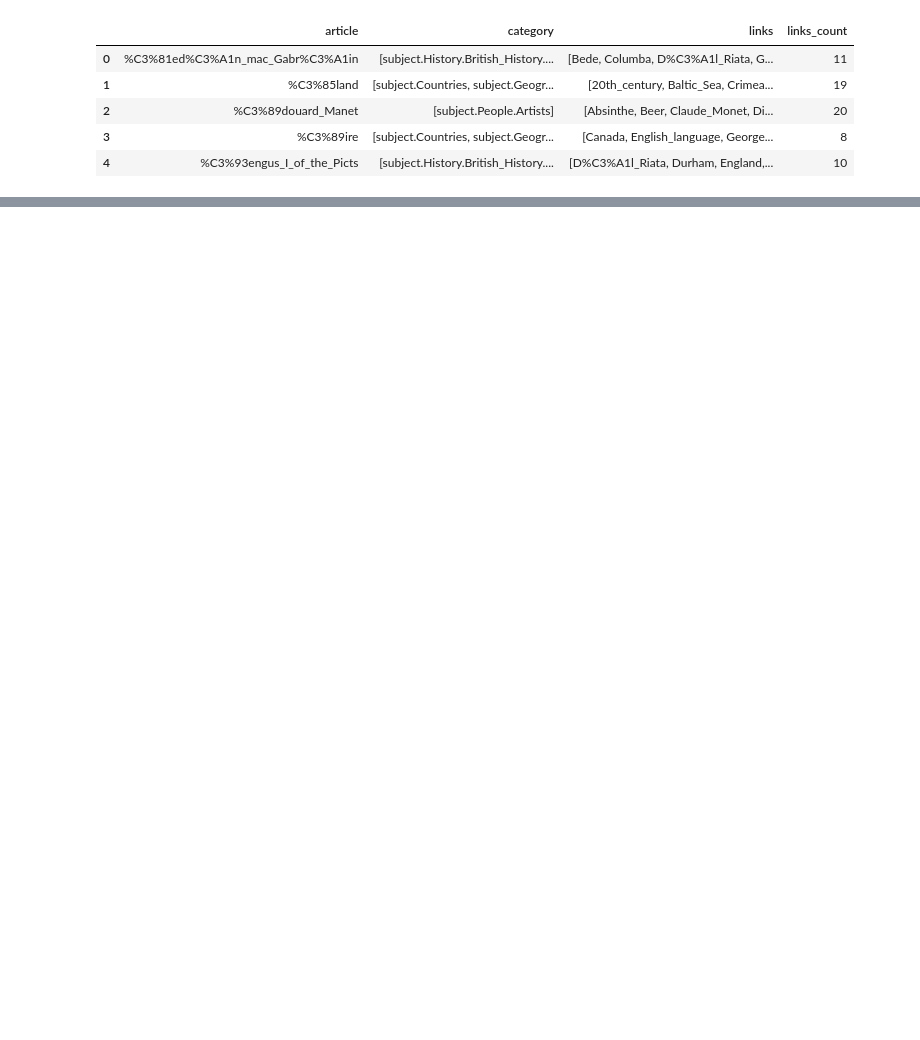
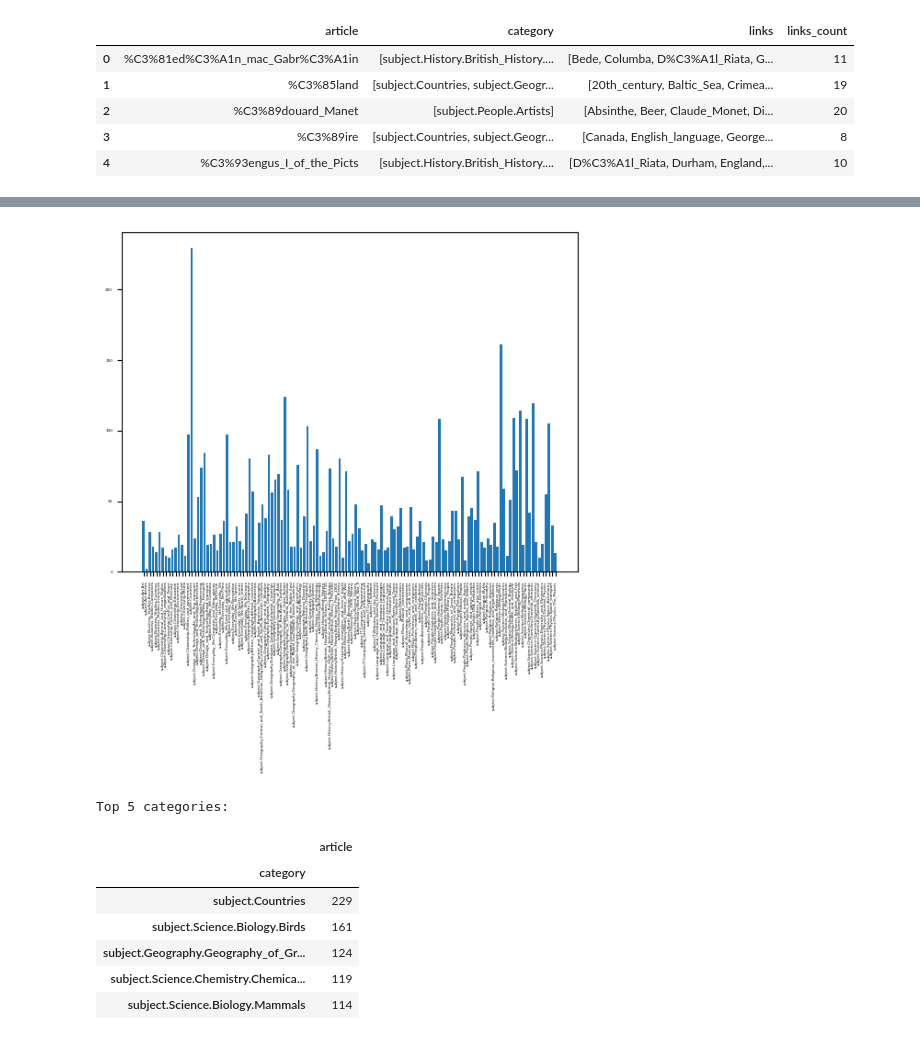
Before and after one commit to epfl-ada/ada-2022-project-souvladaki, a Jupyter notebook: initial_analysis.ipynb, the cells around one changed output, grey strips where cells are left out. Drawn from its saved outputs; the diff is of its cells as text; code cells hidden in the pictures; blank space fills up the shorter version.

```diff
--- a/initial_analysis.ipynb
+++ b/initial_analysis.ipynb
@@ -582,0 +315,31 @@ paths.head()
+# %%
+# Categories visualization
+groups = categories.groupby("category").count()
+
+labels = list(groups.index)
+values = list(groups["article"])
+X_axis = np.arange(len(labels))
+
+plt.rcParams["font.size"] = "3"
+
+plt.xticks(rotation=90)
+plt.bar(labels, values)
+plt.show()
+
+# Highest values of our categories
+groups = categories.groupby("category").count()
+values = list(groups["article"])
+highest_cat = groups.sort_values(ascending=False, by=["article"])
+
+print("Top 5 categories:")
+highest_cat.head(5)
+# %% [output]
+[figure, added]
+Top 5 categories:
+|  | article |
+| category |  |
+| subject.Countries | 229 |
+| subject.Science.Biology.Birds | 161 |
+| subject.Geography.Geography_of_Gr... | 124 |
+| subject.Science.Chemistry.Chemica... | 119 |
+| subject.Science.Biology.Mammals | 114 |
```
Also changed, not shown: parts of 63 cells of this notebook, 6 other files.
